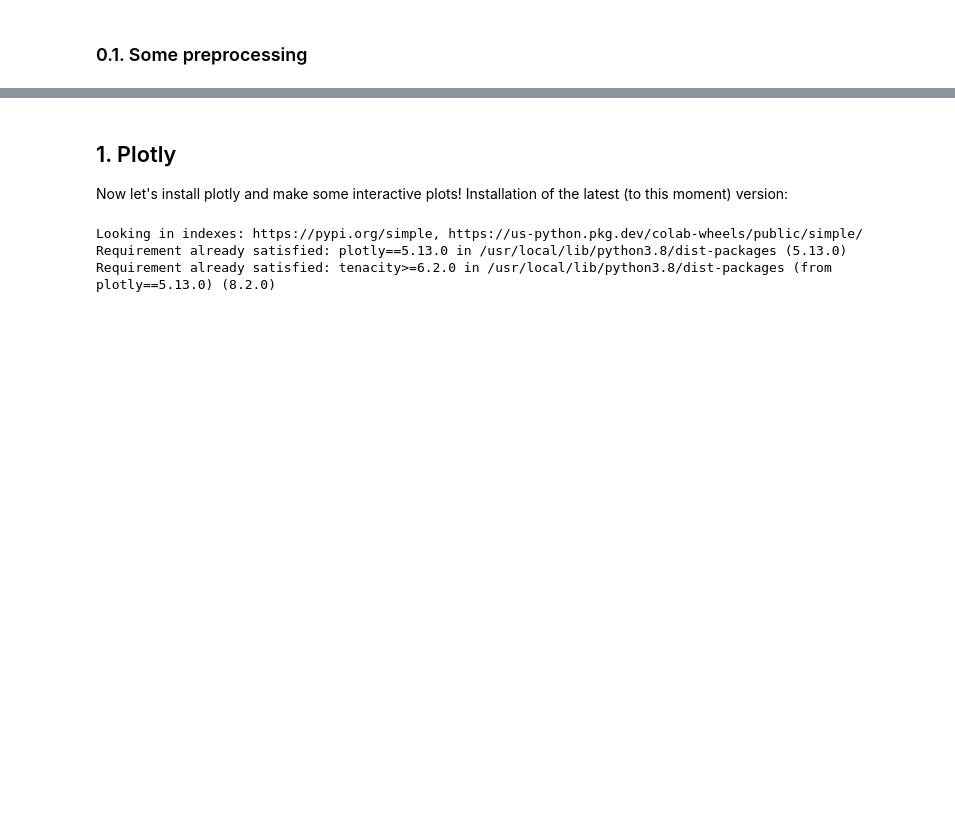
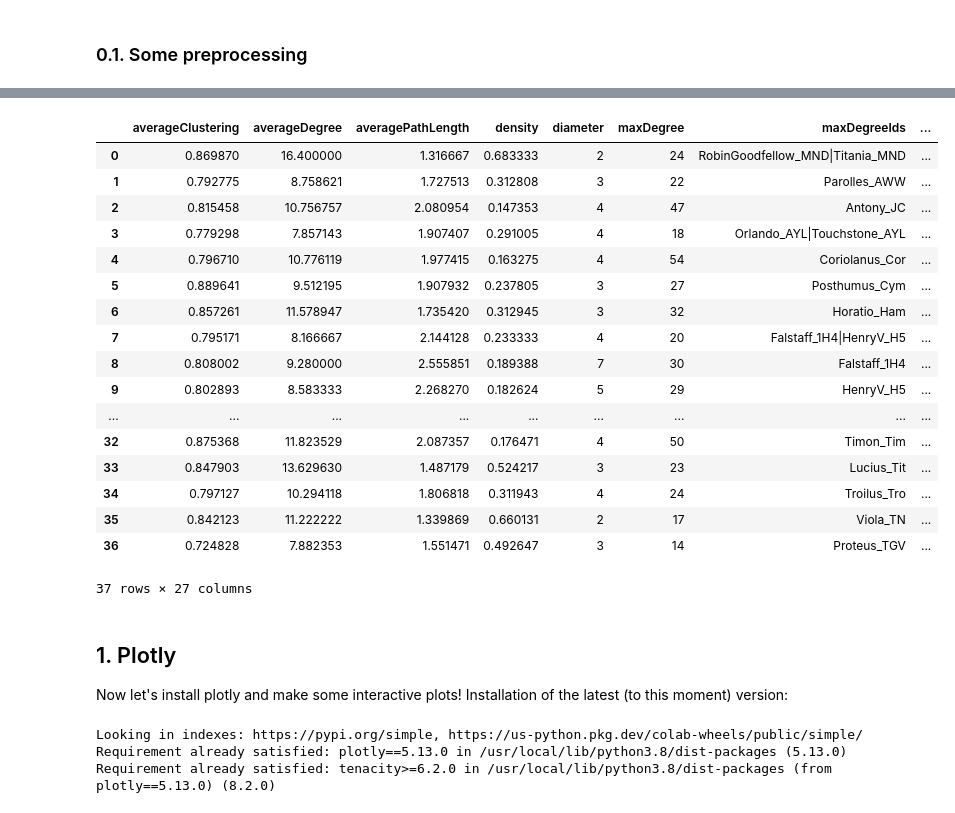
Before and after one commit to gbulg/Data-analysis-class, a Jupyter notebook: Final_Project_handout.ipynb, the cells around one changed output, grey strips where cells are left out. Saved outputs shown, nothing was run; the diff lists cells and outputs as text; code cells hidden in the pictures; blank space fills up the shorter version.

```diff
--- a/Final_Project_handout.ipynb
+++ b/Final_Project_handout.ipynb
@@ -61,3 +88,36 @@ Index(['name', 'id', 'firstAuthor', 'numOfCoAuthors', 'title', 'subtitle',
+# %%
+metadata_df[metadata_df.columns.difference(['id',
+                                            'firstAuthor',
+                                            'numOfCoAuthors',
+                                            'subtitle',
+                                            'normalizedGenre',
+                                            'digitalSource',
+                                            'originalSourcePublisher',
+                                            'originalSourcePubPlace',
+                                            'originalSourceYear',
+                                            'originalSourceNumberOfPages',
+                                            'libretto',
+                                            'yearPremiered',
+                                            'numPersonGroups'])]
+# %% [output]
+|  | averageClustering | averageDegree | averagePathLength | density | diameter | maxDegree | maxDegreeIds | ... |
+| 0 | 0.869870 | 16.400000 | 1.316667 | 0.683333 | 2 | 24 | RobinGoodfellow_MND|Titania_MND | ... |
+| 1 | 0.792775 | 8.758621 | 1.727513 | 0.312808 | 3 | 22 | Parolles_AWW | ... |
+| 2 | 0.815458 | 10.756757 | 2.080954 | 0.147353 | 4 | 47 | Antony_JC | ... |
+| 3 | 0.779298 | 7.857143 | 1.907407 | 0.291005 | 4 | 18 | Orlando_AYL|Touchstone_AYL | ... |
+| 4 | 0.796710 | 10.776119 | 1.977415 | 0.163275 | 4 | 54 | Coriolanus_Cor | ... |
+| 5 | 0.889641 | 9.512195 | 1.907932 | 0.237805 | 3 | 27 | Posthumus_Cym | ... |
+| 6 | 0.857261 | 11.578947 | 1.735420 | 0.312945 | 3 | 32 | Horatio_Ham | ... |
+| 7 | 0.795171 | 8.166667 | 2.144128 | 0.233333 | 4 | 20 | Falstaff_1H4|HenryV_H5 | ... |
+| 8 | 0.808002 | 9.280000 | 2.555851 | 0.189388 | 7 | 30 | Falstaff_1H4 | ... |
+| 9 | 0.802893 | 8.583333 | 2.268270 | 0.182624 | 5 | 29 | HenryV_H5 | ... |
+| ... | ... | ... | ... | ... | ... | ... | ... | ... |
+| 32 | 0.875368 | 11.823529 | 2.087357 | 0.176471 | 4 | 50 | Timon_Tim | ... |
+| 33 | 0.847903 | 13.629630 | 1.487179 | 0.524217 | 3 | 23 | Lucius_Tit | ... |
+| 34 | 0.797127 | 10.294118 | 1.806818 | 0.311943 | 4 | 24 | Troilus_Tro | ... |
+| 35 | 0.842123 | 11.222222 | 1.339869 | 0.660131 | 2 | 17 | Viola_TN | ... |
+| 36 | 0.724828 | 7.882353 | 1.551471 | 0.492647 | 3 | 14 | Proteus_TGV | ... |
+37 rows × 27 columns
 # %% [markdown]
 ## 1. Plotly
 
```
Also changed, not shown: parts of 4 cells of this notebook.
